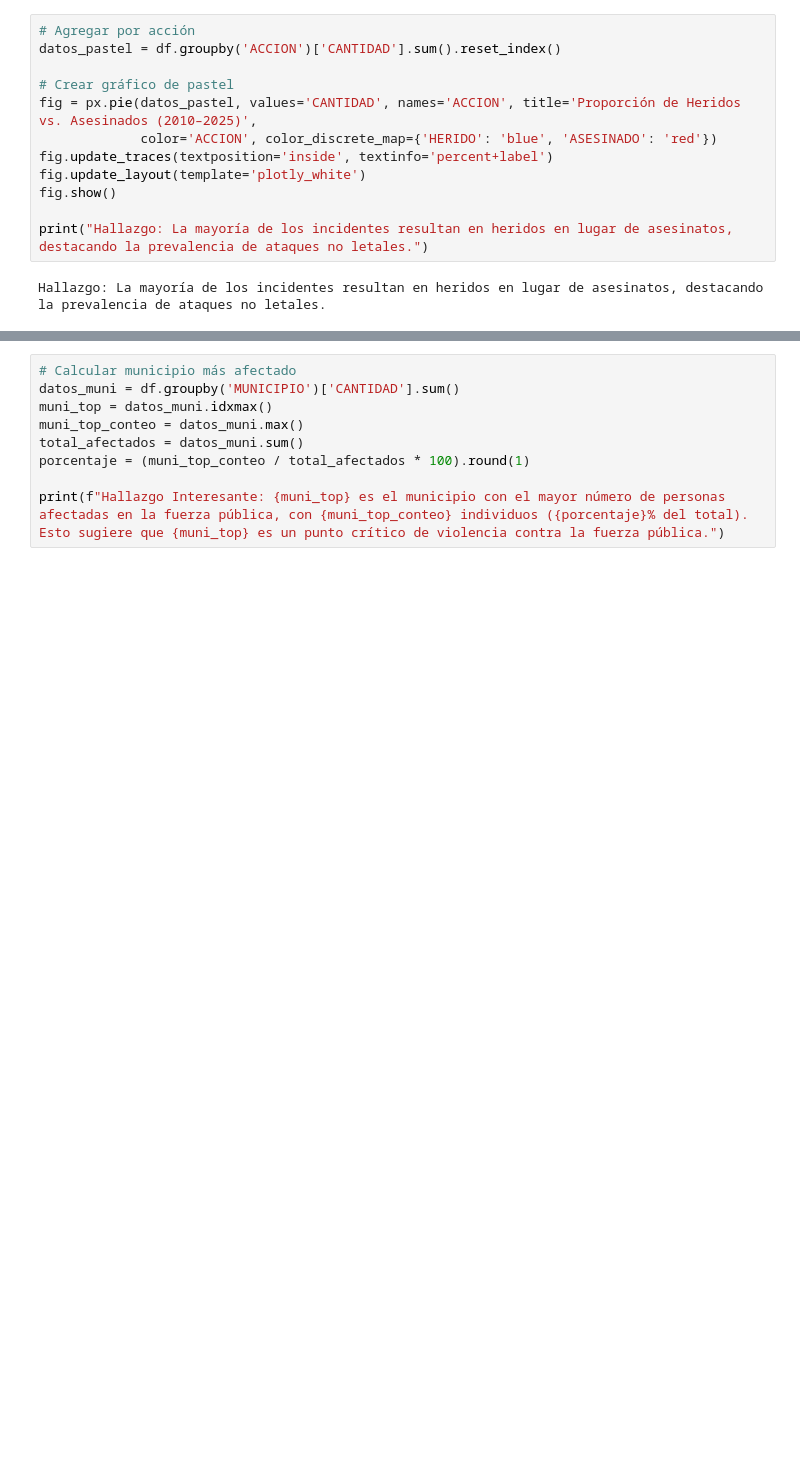
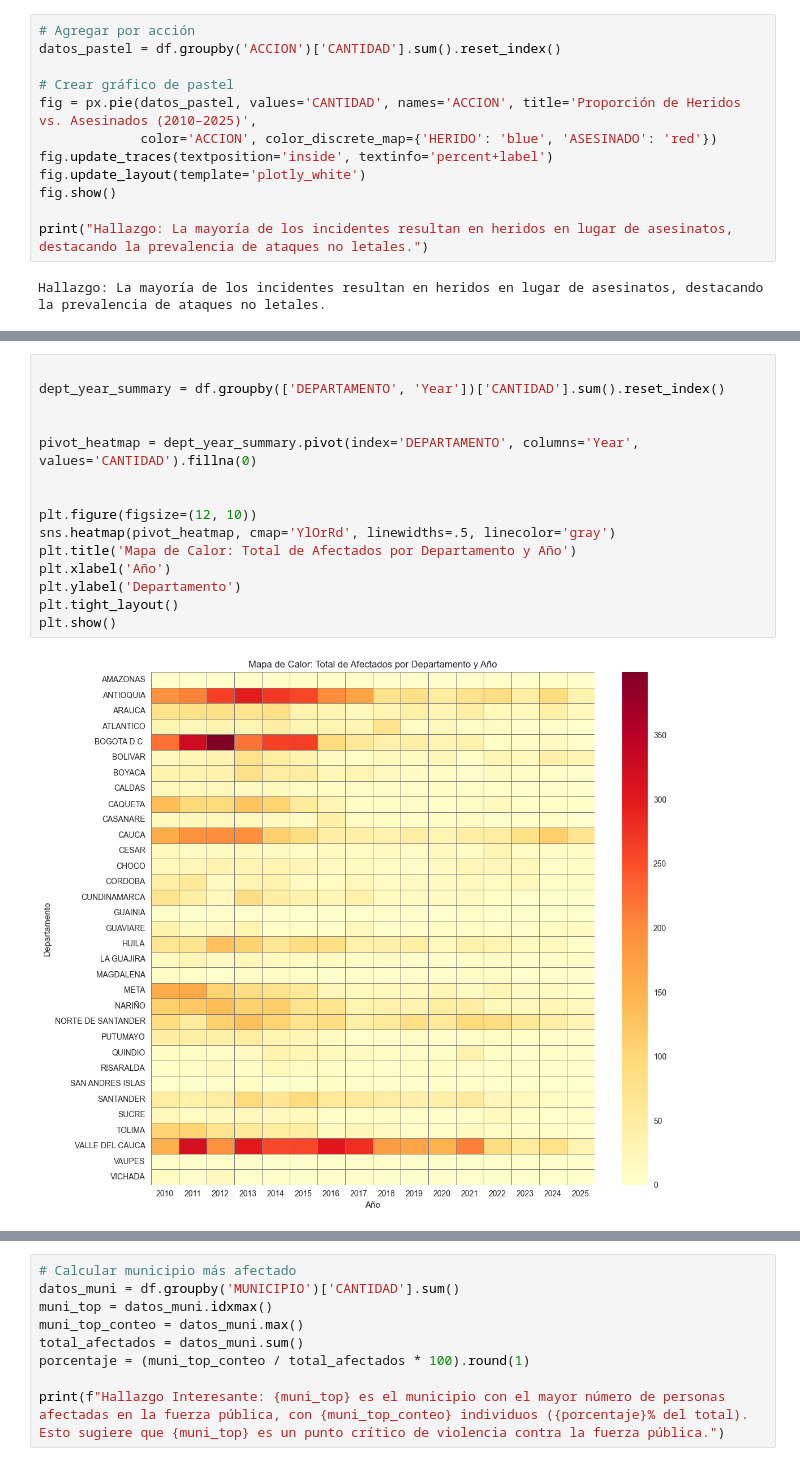
Before and after one commit to Esmeralda-RG/proyecto_datos, a Jupyter notebook: Analisis_Incidentes_Fuerza_Publica.ipynb, the cells around one changed output, grey strips where cells are left out. Cells and saved outputs as stored; diff of their text form; blank space fills up the shorter version.

```diff
--- a/Analisis_Incidentes_Fuerza_Publica.ipynb
+++ b/Analisis_Incidentes_Fuerza_Publica.ipynb
@@ -259,0 +315,17 @@ Hallazgo: La mayoría de los incidentes resultan en heridos en lugar de asesinat
+# %%
+
+dept_year_summary = df.groupby(['DEPARTAMENTO', 'Year'])['CANTIDAD'].sum().reset_index()
+
+
+pivot_heatmap = dept_year_summary.pivot(index='DEPARTAMENTO', columns='Year', values='CANTIDAD').fillna(0)
+
+
+plt.figure(figsize=(12, 10))
+sns.heatmap(pivot_heatmap, cmap='YlOrRd', linewidths=.5, linecolor='gray')
+plt.title('Mapa de Calor: Total de Afectados por Departamento y Año')
+plt.xlabel('Año')
+plt.ylabel('Departamento')
+plt.tight_layout()
+plt.show()
+# %% [output]
+[figure, added]
```
Also changed, not shown: parts of 19 cells of this notebook.
